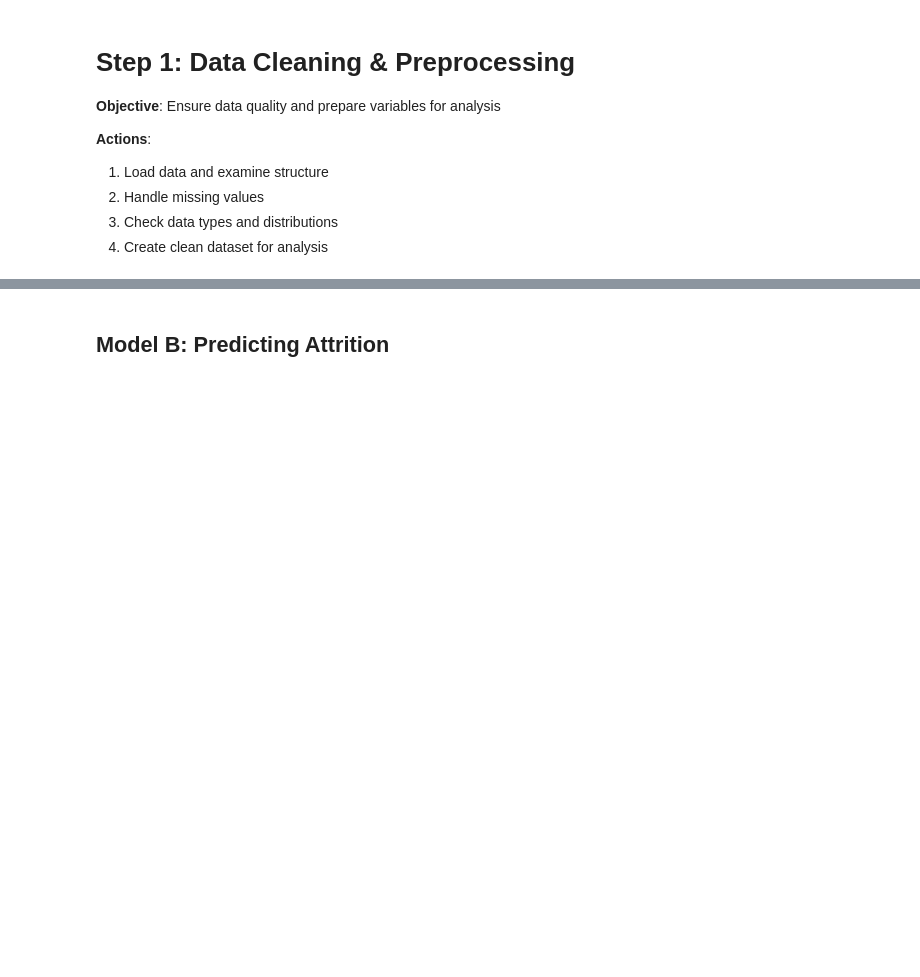
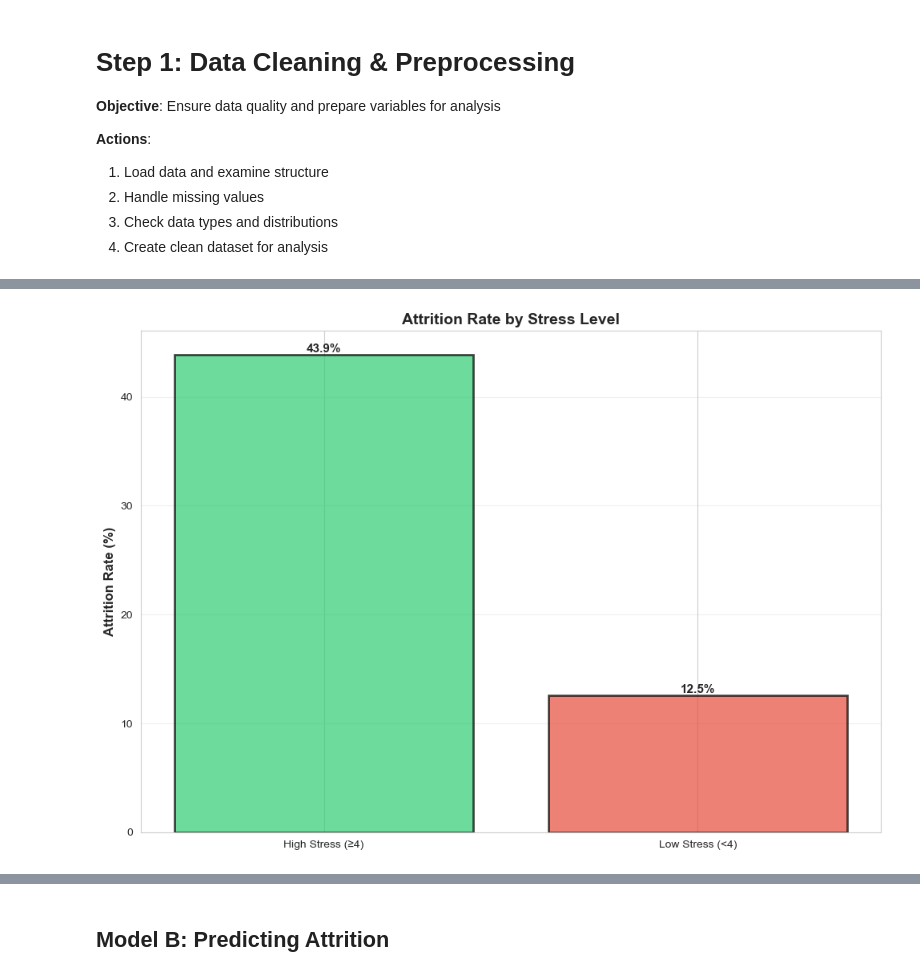
Before and after one commit to Winnee0305/hr-analysis, a Jupyter notebook: analysis2.ipynb, the cells around one changed output, grey strips where cells are left out. Drawn from its saved outputs; the diff is of its cells as text; code cells hidden in the pictures; blank space fills up the shorter version.

```diff
--- a/analysis2.ipynb
+++ b/analysis2.ipynb
@@ -1364,0 +447,25 @@ Before training models, we need to examine class distribution to ensure our mode
+# %%
+# Attrition Rate by Stress Level
+fig = plt.figure(figsize=(10, 7))
+ax = fig.add_subplot(111)
+
+attrition_rates = attrition_by_stress['Yes']
+colors = ['#2ecc71', '#e74c3c']
+bars = ax.bar(attrition_rates.index, attrition_rates.values, color=colors, alpha=0.7, edgecolor='black', linewidth=2)
+ax.set_ylabel('Attrition Rate (%)', fontsize=12, fontweight='bold')
+ax.set_title('Attrition Rate by Stress Level', fontsize=14, fontweight='bold')
+ax.set_xticklabels(ax.get_xticklabels(), rotation=0)
+ax.grid(axis='y', alpha=0.3)
+
+# Add value labels on bars
+for bar in bars:
+    height = bar.get_height()
+    ax.text(bar.get_x() + bar.get_width()/2., height,
+            f'{height:.1f}%',
+            ha='center', va='bottom', fontsize=11, fontweight='bold')
+
+plt.tight_layout()
+plt.savefig("fig10_attrition_rate_by_stress_level.png", dpi=300, bbox_inches='tight')
+plt.show()
+# %% [output]
+[figure, added]
```
Also changed, not shown: parts of 100 cells of this notebook, 42 other files.
